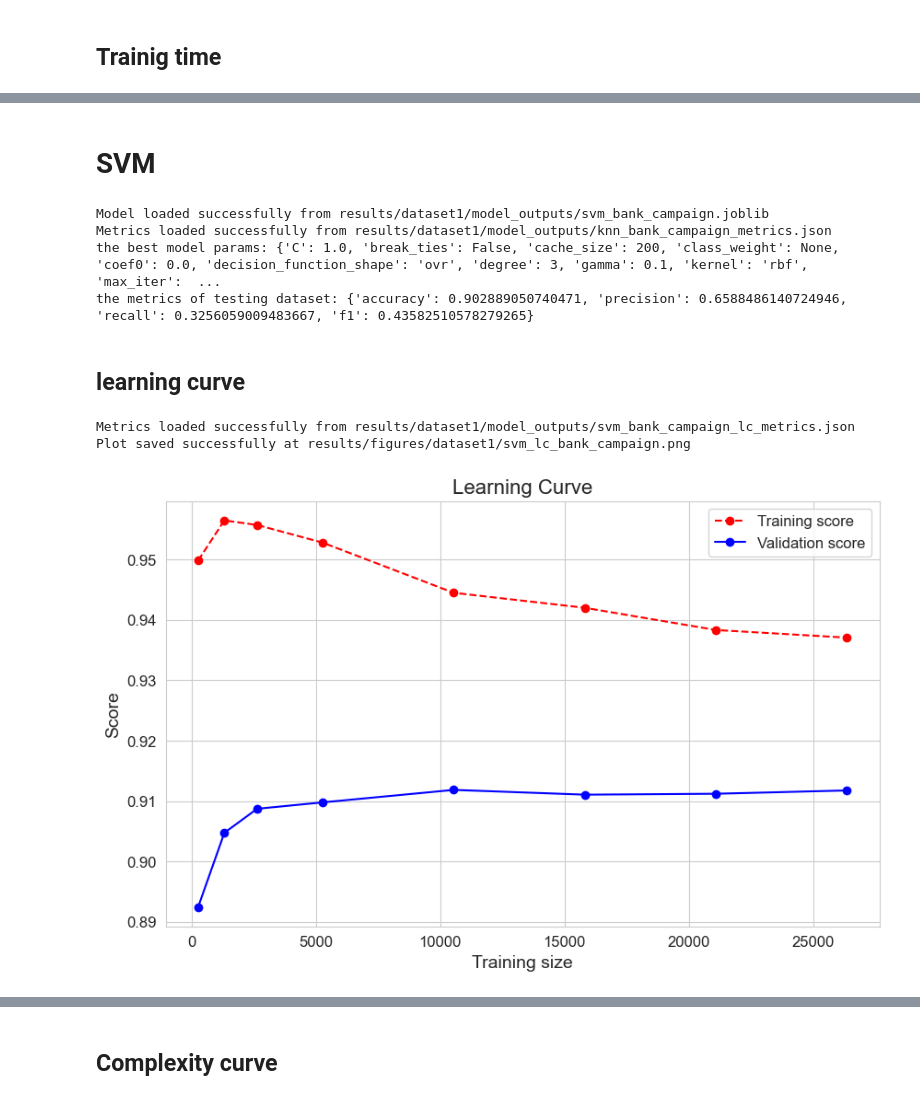
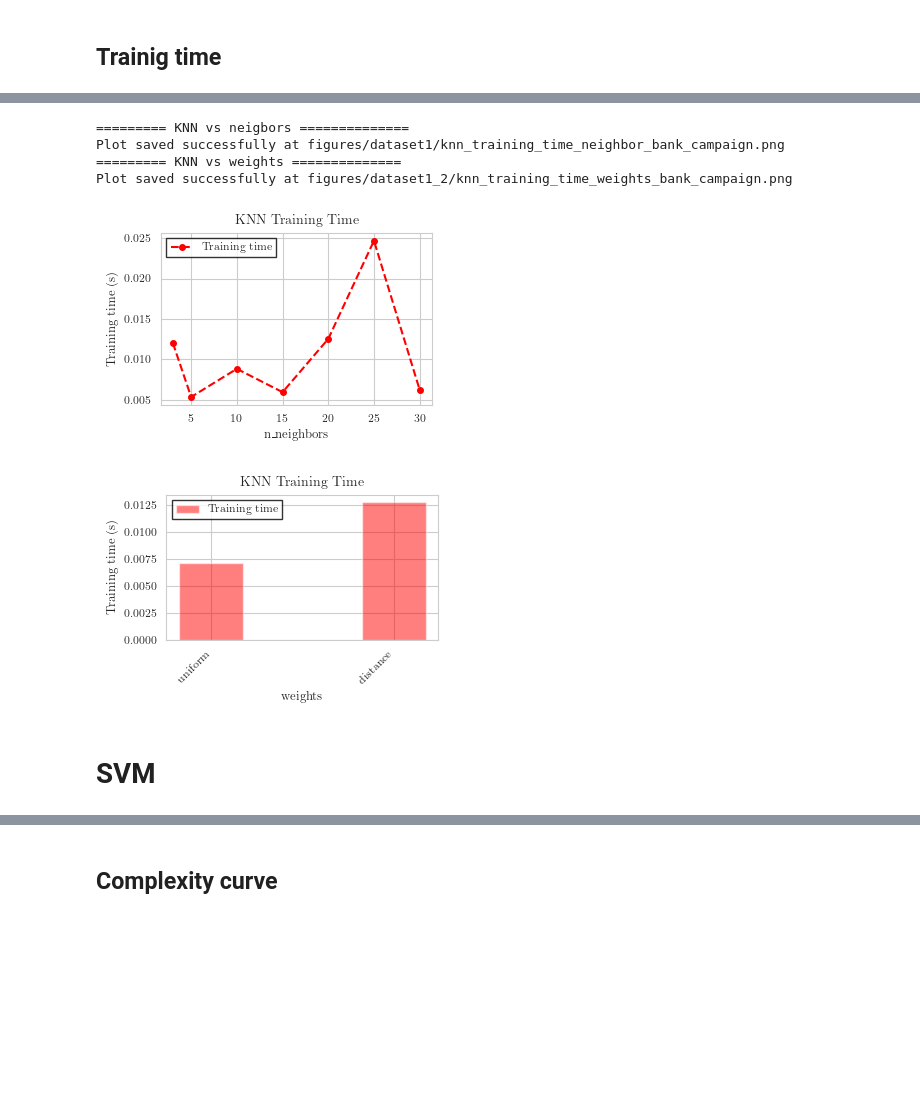
Before and after one commit to placeboo/MachineLearningProjects, a Jupyter notebook: Classification/notebooks/dataset1_result_analysis.ipynb, the cells around one changed output, grey strips where cells are left out. Saved outputs shown, nothing was run; the diff lists cells and outputs as text; code cells hidden in the pictures; blank space fills up the shorter version.

```diff
--- a/Classification/notebooks/dataset1_result_analysis.ipynb
+++ b/Classification/notebooks/dataset1_result_analysis.ipynb
@@ -90,23 +157,19 @@ Plot saved successfully at results/figures/dataset1/knn_tt_neighbors_bank_campai
+# %%
+print('========= KNN vs neigbors ==============')
+cv_results = pd.read_csv(os.path.join(input_dir, 'knn_cv_results.csv'))
+plot, ax = plot_training_time(cv_results, 'n_neighbors', 'KNN Training Time')
+save_plot(plot, output_dir, 'knn', 'training_time_neighbor', name)
+
+print('========= KNN vs weights ==============')
+cv_results = pd.read_csv(os.path.join(input_dir2, 'knn_cv_results.csv'))
+plot, ax = plot_training_time(cv_results, 'weights', 'KNN Training Time')
+save_plot(plot, output_dir2, 'knn', 'training_time_weights', name)
+# %% [output]
+========= KNN vs neigbors ==============
+Plot saved successfully at figures/dataset1/knn_training_time_neighbor_bank_campaign.png
+========= KNN vs weights ==============
+Plot saved successfully at figures/dataset1_2/knn_training_time_weights_bank_campaign.png
+[figure, added]
+[figure, added]
 # %% [markdown]
 # SVM
-# %%
-best_model = load_model(input_dir, 'svm', name)
-metrics = load_metrics(input_dir, 'knn', name)
-print(f'the best model params: {best_model.get_params()}')
-print(f'the metrics of testing dataset: {metrics}')
-# %% [output]
-Model loaded successfully from results/dataset1/model_outputs/svm_bank_campaign.joblib
-Metrics loaded successfully from results/dataset1/model_outputs/knn_bank_campaign_metrics.json
-the best model params: {'C': 1.0, 'break_ties': False, 'cache_size': 200, 'class_weight': None, 'coef0': 0.0, 'decision_function_shape': 'ovr', 'degree': 3, 'gamma': 0.1, 'kernel': 'rbf', 'max_iter':  ...
-the metrics of testing dataset: {'accuracy': 0.902889050740471, 'precision': 0.6588486140724946, 'recall': 0.3256059009483667, 'f1': 0.43582510578279265}
-# %% [markdown]
-## learning curve
-# %%
-lc_data = load_metrics(input_dir, 'svm', f'{name}_lc')
-lc_plot = plot_learning_curve(lc_data, 'svm')
-# save
-save_plot(lc_plot, output_dir, 'svm', 'lc', name)
-# %% [output]
-Metrics loaded successfully from results/dataset1/model_outputs/svm_bank_campaign_lc_metrics.json
-Plot saved successfully at results/figures/dataset1/svm_lc_bank_campaign.png
-[figure, removed]
```
Also changed, not shown: parts of 52 cells of this notebook, 21 other files.
